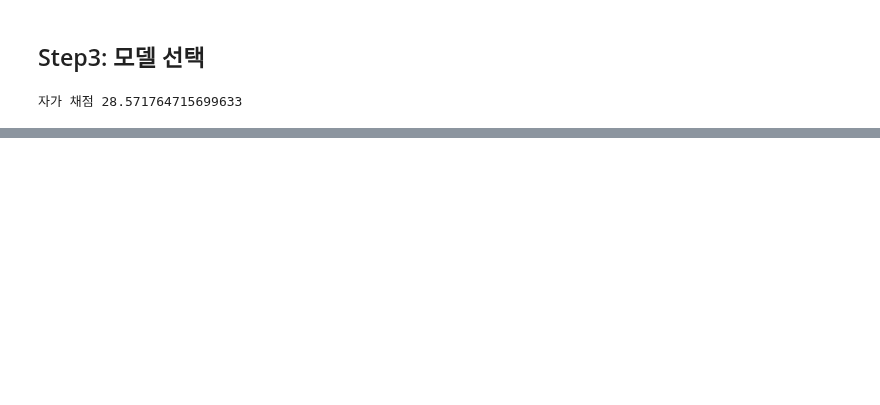
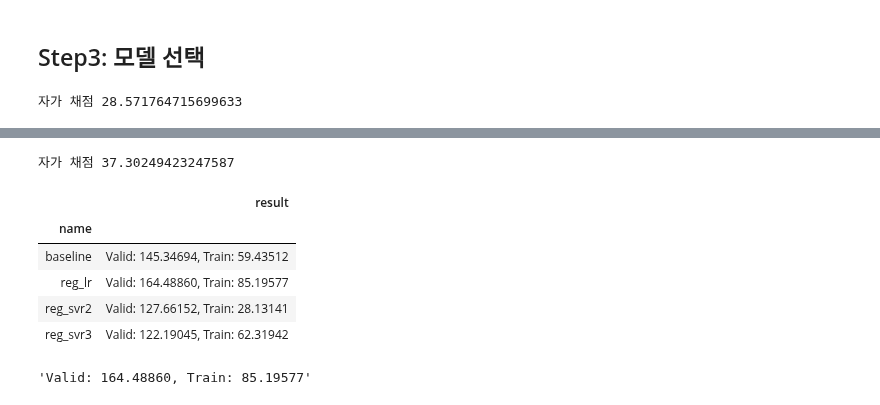
Before and after one commit to sunkusun9/DS_lv3_2511_1, a Jupyter notebook: sec_ds_lv3_prob3_kaggle.ipynb, the cells around one changed output, grey strips where cells are left out. Saved outputs shown, nothing was run; the diff lists cells and outputs as text; code cells hidden in the pictures; blank space fills up the shorter version.

Commit message:
Day1 kaggle Step4 노트 올립니다.

```diff
--- a/sec_ds_lv3_prob3_kaggle.ipynb
+++ b/sec_ds_lv3_prob3_kaggle.ipynb
@@ -341,0 +378,29 @@ print(
+# %%
+prd = select_model(reg_svr3)
+print(
+    "자가 채점", mean_absolute_error(s_kaggle_ans, prd)
+) # baseline: 28.571764715699633
+# %% [output]
+자가 채점 37.30249423247587
+# %%
+# reg_lr: LinearRegression
+
+from sklearn.linear_model import LinearRegression
+
+ct = ColumnTransformer([
+    ('std', StandardScaler(), ['TotalHour'] + ['lag_{}'.format(i) for i in range(1, 7)]),
+    ('ohe', OneHotEncoder(categories='auto', drop = 'first'), ['DayName', 'Holiday_yn']),
+    ('pt', 'passthrough', ['AM'])
+])
+reg_lr = make_pipeline(
+    ct, LinearRegression()
+)
+eval_model('reg_lr', reg_lr)
+# %% [output]
+|  | result |
+| name |  |
+| baseline | Valid: 145.34694, Train: 59.43512 |
+| reg_lr | Valid: 164.48860, Train: 85.19577 |
+| reg_svr2 | Valid: 127.66152, Train: 28.13141 |
+| reg_svr3 | Valid: 122.19045, Train: 62.31942 |
+'Valid: 164.48860, Train: 85.19577'
```
Also changed, not shown: parts of 22 cells of this notebook.
